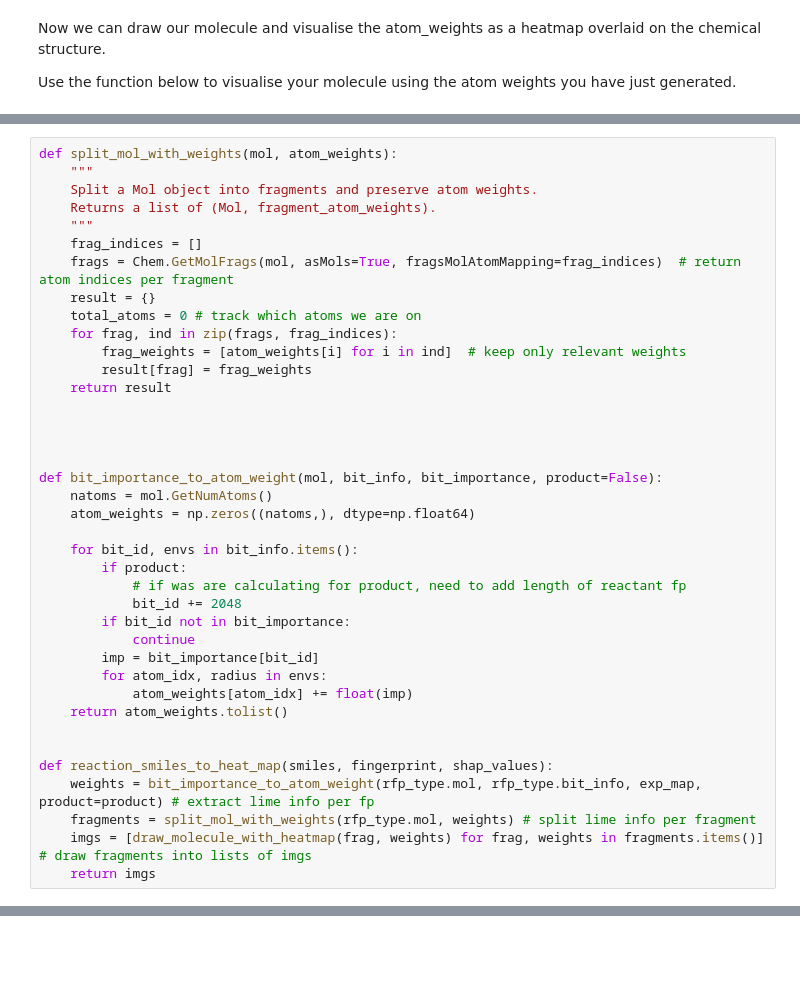
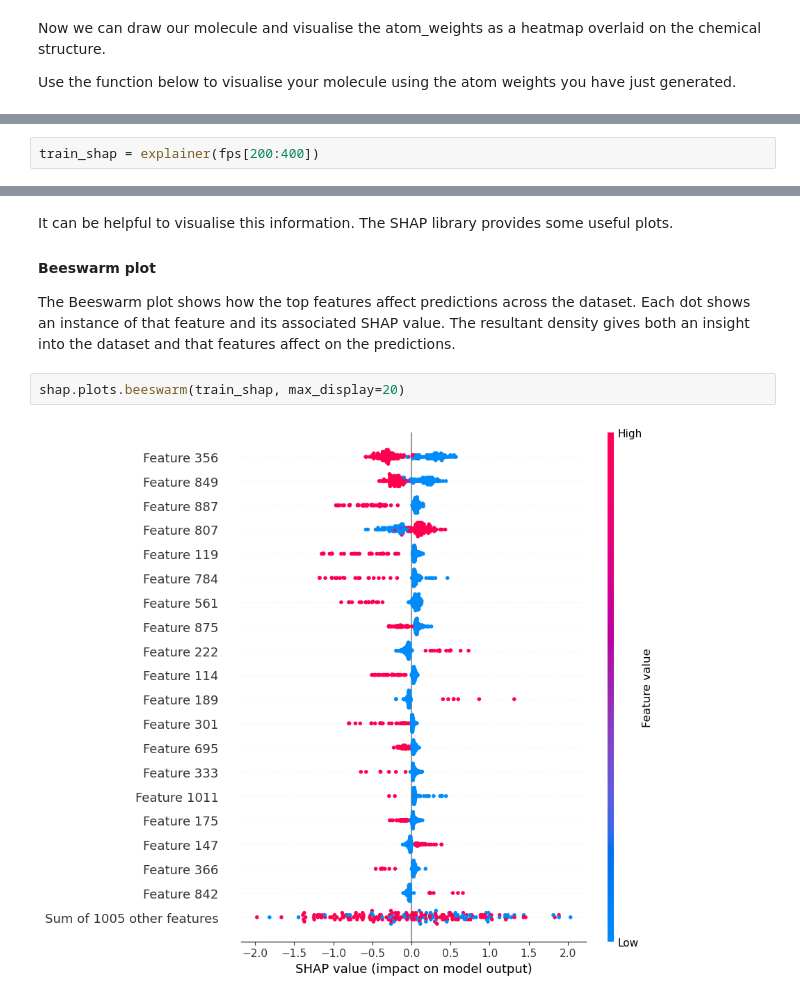
Before and after one commit to JoeHeeley2/AI-for-drug-discovery-labs, a Jupyter notebook: Interpretable Machine Learning/interpretable-machine-learning.ipynb, the cells around one changed output, grey strips where cells are left out. Cells and saved outputs as stored; diff of their text form; blank space fills up the shorter version.

```diff
--- a/Interpretable Machine Learning/interpretable-machine-learning.ipynb
+++ b/Interpretable Machine Learning/interpretable-machine-learning.ipynb
@@ -267,40 +285,3 @@ draw_molecule_with_heatmap(small_test_mol, atom_weights, size=(400, 400))
 # %%
-def split_mol_with_weights(mol, atom_weights):
-    """
-    Split a Mol object into fragments and preserve atom weights.
-    Returns a list of (Mol, fragment_atom_weights).
-    """
-    frag_indices = []
-    frags = Chem.GetMolFrags(mol, asMols=True, fragsMolAtomMapping=frag_indices)  # return atom indices per fragment
-    result = {}
-    total_atoms = 0 # track which atoms we are on
-    for frag, ind in zip(frags, frag_indices):
-        frag_weights = [atom_weights[i] for i in ind]  # keep only relevant weights
-        result[frag] = frag_weights
-    return result
-
-
-
-
-def bit_importance_to_atom_weight(mol, bit_info, bit_importance, product=False):
-    natoms = mol.GetNumAtoms()
-    atom_weights = np.zeros((natoms,), dtype=np.float64)
-
-    for bit_id, envs in bit_info.items():
-        if product:
-            # if was are calculating for product, need to add length of reactant fp
-            bit_id += 2048
-        if bit_id not in bit_importance:
-            continue
-        imp = bit_importance[bit_id]
-        for atom_idx, radius in envs:
-            atom_weights[atom_idx] += float(imp)
-    return atom_weights.tolist()
-
-
-def reaction_smiles_to_heat_map(smiles, fingerprint, shap_values):
-    weights = bit_importance_to_atom_weight(rfp_type.mol, rfp_type.bit_info, exp_map, product=product) # extract lime info per fp
-    fragments = split_mol_with_weights(rfp_type.mol, weights) # split lime info per fragment
-    imgs = [draw_molecule_with_heatmap(frag, weights) for frag, weights in fragments.items()] # draw fragments into lists of imgs
-    return imgs
+train_shap = explainer(fps[200:400])
 # %% [markdown]
@@ -308,0 +317,10 @@ def reaction_smiles_to_heat_map(smiles, fingerprint, shap_values):
+# %% [markdown]
+It can be helpful to visualise this information. The SHAP library provides some useful plots.
+
+#### Beeswarm plot
+
+The Beeswarm plot shows how the top features affect predictions across the dataset. Each dot shows an instance of that feature and its associated SHAP value. The resultant density gives both an insight into the dataset and that features affect on the predictions.
+# %%
+shap.plots.beeswarm(train_shap, max_display=20)
+# %% [output]
+[figure, added]
```
Also changed, not shown: parts of 13 cells of this notebook.
